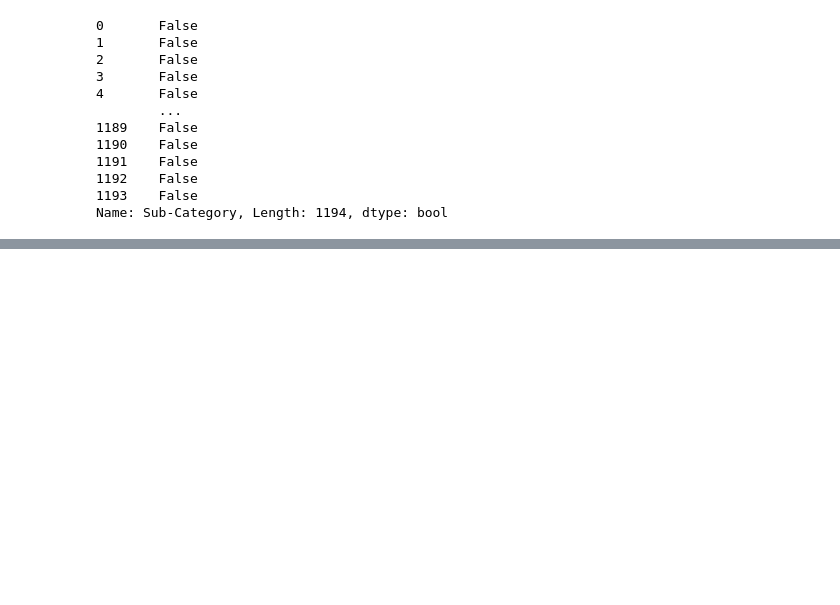
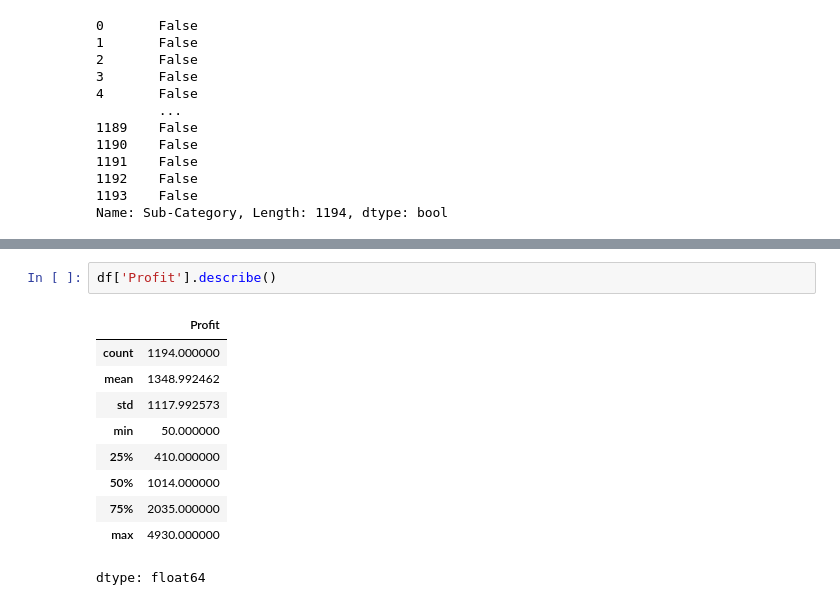
Before and after one commit to szymonszwedzinskiii/DataTemplates, a Jupyter notebook: Untitled0.ipynb, the cells around one changed output, grey strips where cells are left out. Saved outputs shown, nothing was run; the diff lists cells and outputs as text; blank space fills up the shorter version.

```diff
--- a/Untitled0.ipynb
+++ b/Untitled0.ipynb
@@ -615,0 +671,13 @@ Name: Sub-Category, Length: 1194, dtype: bool
+# %%
+df['Profit'].describe()
+# %% [output]
+|  | Profit |
+| count | 1194.000000 |
+| mean | 1348.992462 |
+| std | 1117.992573 |
+| min | 50.000000 |
+| 25% | 410.000000 |
+| 50% | 1014.000000 |
+| 75% | 2035.000000 |
+| max | 4930.000000 |
+dtype: float64
```
Also changed, not shown: parts of 14 cells of this notebook.
